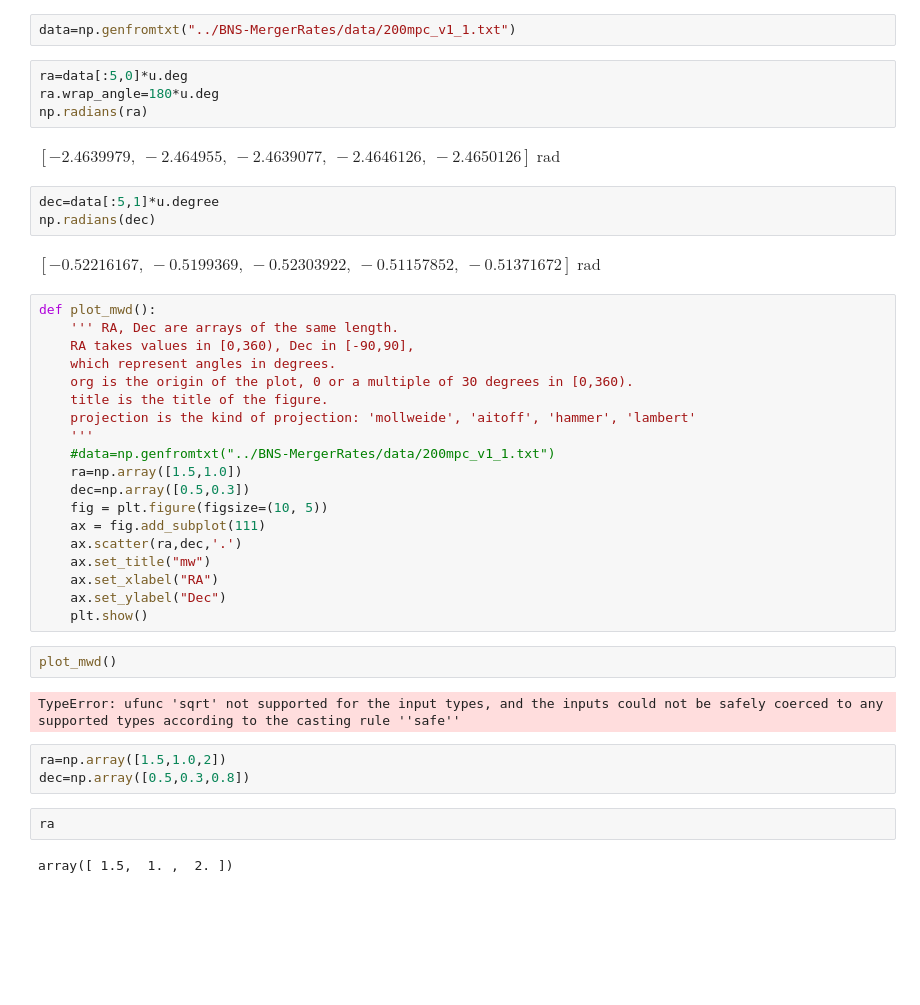
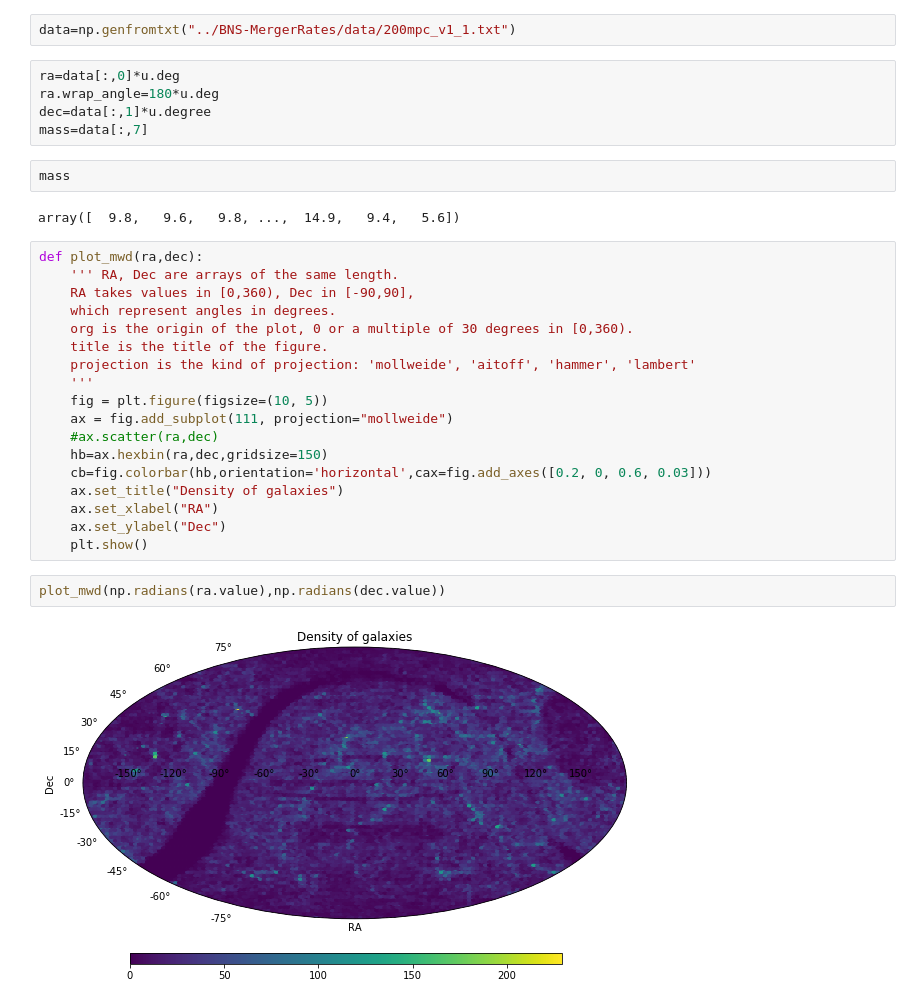
Before and after one commit to kperezsa/BNS-MergerRates, a Jupyter notebook: Untitled1.ipynb, the cells around one changed output. Saved outputs shown, nothing was run; the diff lists cells and outputs as text; blank space fills up the shorter version.

Commit message:
more plots

```diff
--- a/Untitled1.ipynb
+++ b/Untitled1.ipynb
@@ -15,18 +14,16 @@ sys.path.append("../research2017/BNS-MergerRates/data")
 # %%
 data=np.genfromtxt("../BNS-MergerRates/data/200mpc_v1_1.txt")
 # %%
-ra=data[:5,0]*u.deg
+ra=data[:,0]*u.deg
 ra.wrap_angle=180*u.deg
-np.radians(ra)
+dec=data[:,1]*u.degree
+mass=data[:,7]
-# %% [output]
-$[-2.4639979,~-2.464955,~-2.4639077,~-2.4646126,~-2.4650126] \; \mathrm{rad}$
-# %%
-dec=data[:5,1]*u.degree
-np.radians(dec)
-# %% [output]
-$[-0.52216167,~-0.5199369,~-0.52303922,~-0.51157852,~-0.51371672] \; \mathrm{rad}$
+# %%
+mass
+# %% [output]
+array([  9.8,   9.6,   9.8, ...,  14.9,   9.4,   5.6])
 # %%
-def plot_mwd():
+def plot_mwd(ra,dec):
     ''' RA, Dec are arrays of the same length.
     RA takes values in [0,360), Dec in [-90,90],
     which represent angles in degrees.
@@ -34,24 +31,16 @@ def plot_mwd():
     title is the title of the figure.
     projection is the kind of projection: 'mollweide', 'aitoff', 'hammer', 'lambert'
     '''
-    #data=np.genfromtxt("../BNS-MergerRates/data/200mpc_v1_1.txt")
-    ra=np.array([1.5,1.0])
-    dec=np.array([0.5,0.3])
     fig = plt.figure(figsize=(10, 5))
-    ax = fig.add_subplot(111)
-    ax.scatter(ra,dec,'.')
-    ax.set_title("mw")
+    ax = fig.add_subplot(111, projection="mollweide")
+    #ax.scatter(ra,dec)
+    hb=ax.hexbin(ra,dec,gridsize=150)
+    cb=fig.colorbar(hb,orientation='horizontal',cax=fig.add_axes([0.2, 0, 0.6, 0.03]))
+    ax.set_title("Density of galaxies")
     ax.set_xlabel("RA")
     ax.set_ylabel("Dec")
     plt.show()
-# %%
-plot_mwd()
-# %% [output]
-TypeError: ufunc 'sqrt' not supported for the input types, and the inputs could not be safely coerced to any supported types according to the casting rule ''safe''
-# %%
-ra=np.array([1.5,1.0,2])
-dec=np.array([0.5,0.3,0.8])
-# %%
-ra
-# %% [output]
-array([ 1.5,  1. ,  2. ])
+# %%
+plot_mwd(np.radians(ra.value),np.radians(dec.value))
+# %% [output]
+[figure, added]
```
Also changed, not shown: parts of 7 cells of this notebook.
